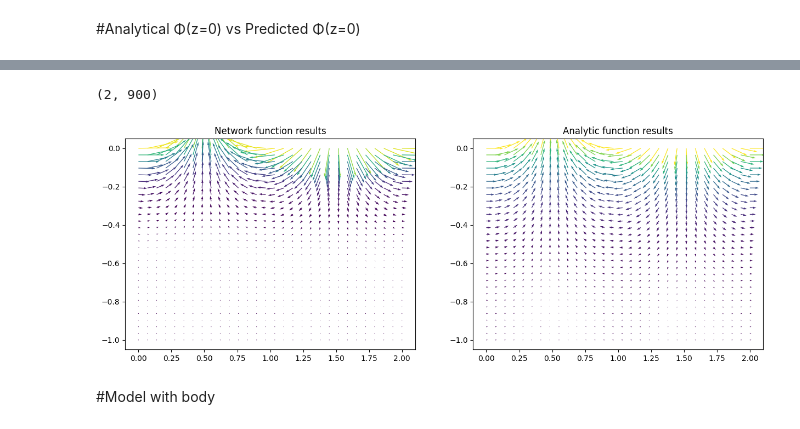
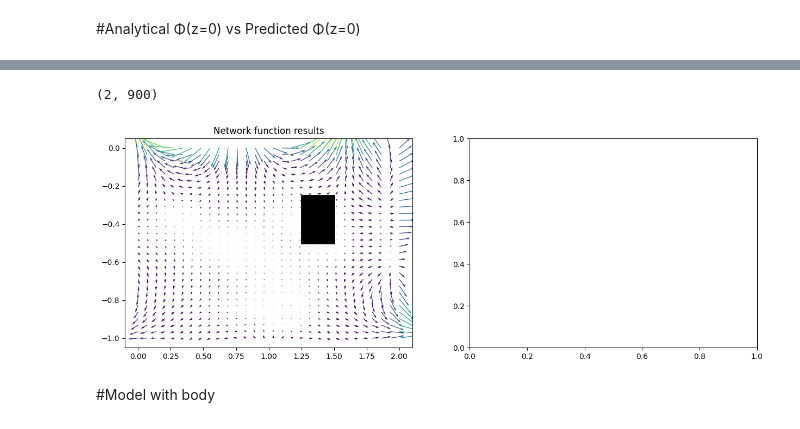
Before and after one commit to LuigiElo/DL-PINNs, a Jupyter notebook: PINN_LaPlace2D_Pytorch.ipynb, the cells around one changed output, grey strips where cells are left out. Saved outputs shown, nothing was run; the diff lists cells and outputs as text; code cells hidden in the pictures.

Commit message:
Training model with body using pre trained model implemented

```diff
--- a/PINN_LaPlace2D_Pytorch.ipynb
+++ b/PINN_LaPlace2D_Pytorch.ipynb
@@ -696,0 +774,13 @@ Epoch 9900/10000,test Total Loss: 1.678395733506477e-08
+# %%
+#split normalized body data
+def split_normalized_data(input_data_body,input_data_body_b,input_data_body_t,input_data_body_r,input_data_body_l):
+  n_input_data_body_b =input_data_body[0:input_data_body_b.shape[0]]
+  curr=input_data_body_b.shape[0]
+  n_input_data_body_t =input_data_body[curr:curr+input_data_body_t.shape[0]]
+  curr=curr+input_data_body_t.shape[0]
+  n_input_data_body_r =input_data_body[curr:curr+input_data_body_r.shape[0]]
+  curr=curr+input_data_body_r.shape[0]
+  n_input_data_body_l =input_data_body[curr:curr+input_data_body_l.shape[0]]
+
+  #print(n_input_data_body_b,n_input_data_body_t,n_input_data_body_r,n_input_data_body_l)
+  return n_input_data_body_b,n_input_data_body_t,n_input_data_body_r,n_input_data_body_l
@@ -1029,10 +1299,7 @@ def compute_output_grad(input):
 
     return grad_x1, grad_x2
 # %%
-def compareVelocity2Analytical(body=False):
-  square_top_left = (L/2 - L/16, -h/2 - L/16)
-  square_width = L/8  # You can adjust the width of the square as needed
-  square_height = L/8  # You can adjust the height of the square as needed
+def compareVelocity2Analytical(square_top_left,square_len,body=False):
 
   x = np.linspace(0,2,30)
   y = np.linspace(0,-1,30)
@@ -1044,37 +1311,37 @@ def compareVelocity2Analytical(body=False):
   # Stack X and Y vertically
   data = np.vstack([X.flatten(), Y.flatten()]).T
 
   scaled_data = scaler.transform(data)
 
   # Calculate velocity of water for specific x,y direction
   u_analytic, v_analytic  = velocity_func(positions.T)
   u_network, v_network = compute_output_grad(torch.Tensor(scaled_data))
   u_network = u_network.detach().numpy()
   v_network = v_network.detach().numpy()
 
 
   fig , axs = plt.subplots(1,2, figsize = (15,5))
   axs[0].quiver(X,Y,u_network, v_network, v_network**2+u_network**2 )
   axs[0].set_title('Network function results')
   if(not body):
     axs[1].quiver(X,Y,u_analytic,v_analytic,(v_analytic**2+u_analytic**2))
     axs[1].set_title('Analytic function results')
 
-
+  square_bottom_left=[square_top_left[0], square_top_left[1]-square_len]
   if(body):
   # Add the black square to both plots
     for ax in axs:
-        square = plt.Rectangle(square_top_left, square_width, square_height, edgecolor='black', facecolor='black', linewidth=2)
+        square = plt.Rectangle(square_bottom_left, square_len, square_len, edgecolor='black', facecolor='black', linewidth=2)
         ax.add_patch(square)
 
   # Show the plot
   plt.show()
 
 
-compareVelocity2Analytical()
+compareVelocity2Analytical(top_left_corner,square_len,True)
 # %% [output]
 (2, 900)
-[figure, old version]
+[figure, new version]
 # %% [markdown]
 #Model with body
 # %% [markdown]
```
Also changed, not shown: parts of 16 cells of this notebook.
